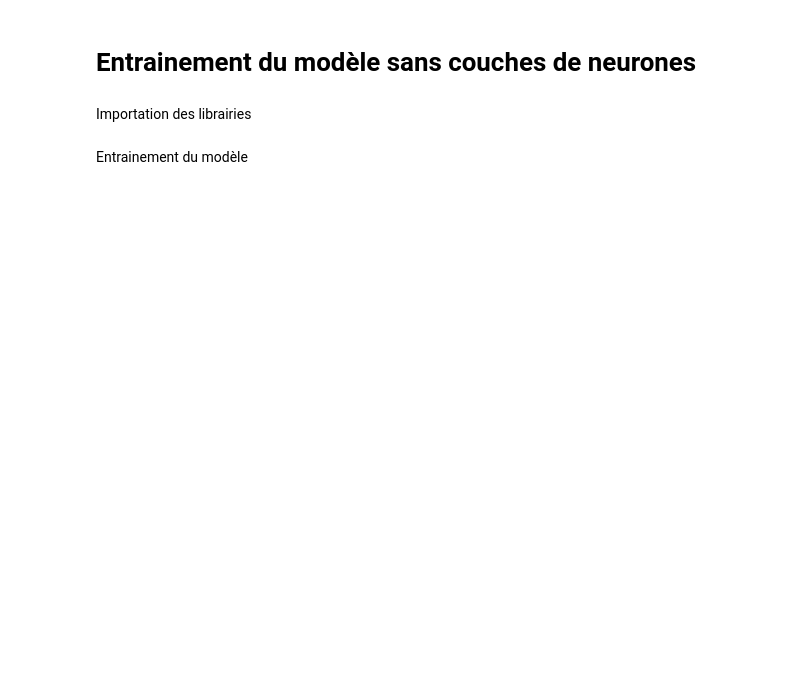
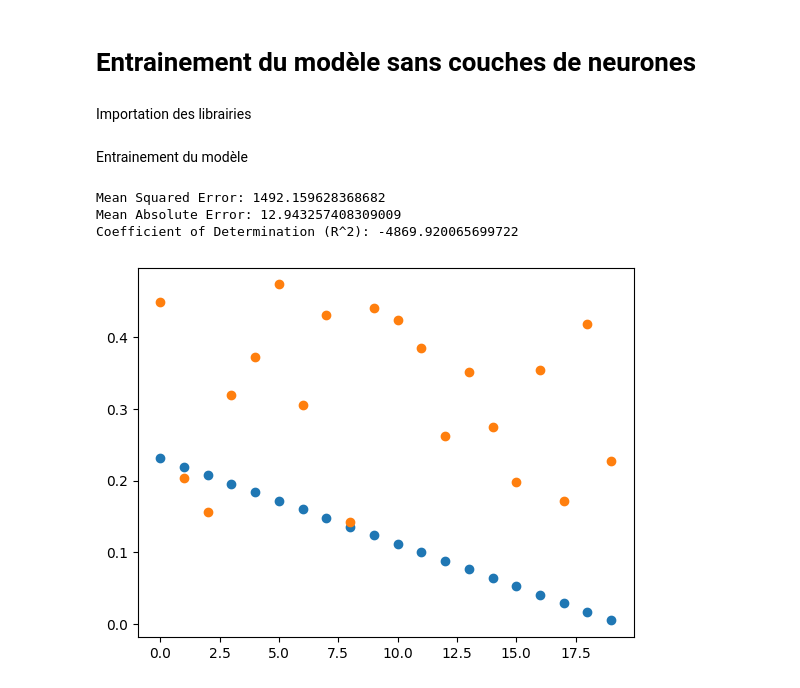
Before and after one commit to qlandon/Machine_Learning, a Jupyter notebook: Projet_soutenance/Project_turboFan.ipynb, the cells around one changed output. Saved outputs shown, nothing was run; the diff lists cells and outputs as text; code cells hidden in the pictures; blank space fills up the shorter version.

```diff
--- a/Projet_soutenance/Project_turboFan.ipynb
+++ b/Projet_soutenance/Project_turboFan.ipynb
@@ -325,30 +458,28 @@ import numpy as np
 # %% [markdown]
 Entrainement du modèle
 # %%
-# Normaliser les données
-scaler = StandardScaler()
-X_train_processed_data = scaler.fit_transform(X_train_processed_data)
-X_test_processed_data = scaler.transform(X_test_processed_data)
-Y_train_processed_data = scaler.fit_transform(Y_train_processed_data)
-Y_test = scaler.transform(Y_test)
-
 # Créer un modèle de régression linéaire
 model = LinearRegression()
 
 # Entraîner le modèle sur les données d'entraînement
-model.fit(X_train_processed_data, Y_train_processed_data)
+model.fit(X_train_standard, Y_train_standard)
 
 # Faire des prédictions sur les données de test
-predictions = model.predict(X_test_processed_data)
+predictions = model.predict(X_test_standard)
 
 # Évaluer les performances du modèle
-mse = mean_squared_error(Y_test, predictions)
-mae = mean_absolute_error(Y_test, predictions)
-r2 = r2_score(Y_test, predictions)
+mse = mean_squared_error(Y_test_standard, predictions)
+mae = mean_absolute_error(Y_test_standard, predictions)
+r2 = r2_score(Y_test_standard, predictions)
 print("Mean Squared Error:", mse)
 print("Mean Absolute Error:", mae)
 print("Coefficient of Determination (R^2):", r2)
 
 plt.plot(np.array(Y_test[:20]),'o')
 plt.plot(predictions[:20],'o')
 plt.show()
+# %% [output]
+Mean Squared Error: 1492.159628368682
+Mean Absolute Error: 12.943257408309009
+Coefficient of Determination (R^2): -4869.920065699722
+[figure, added]
```
Also changed, not shown: parts of 29 cells of this notebook.
